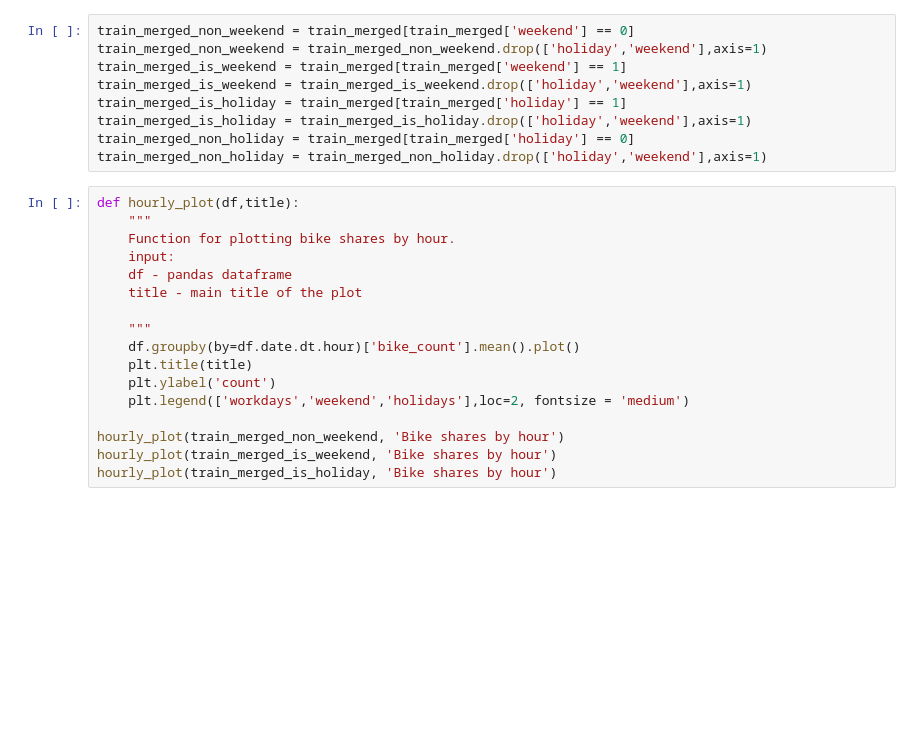
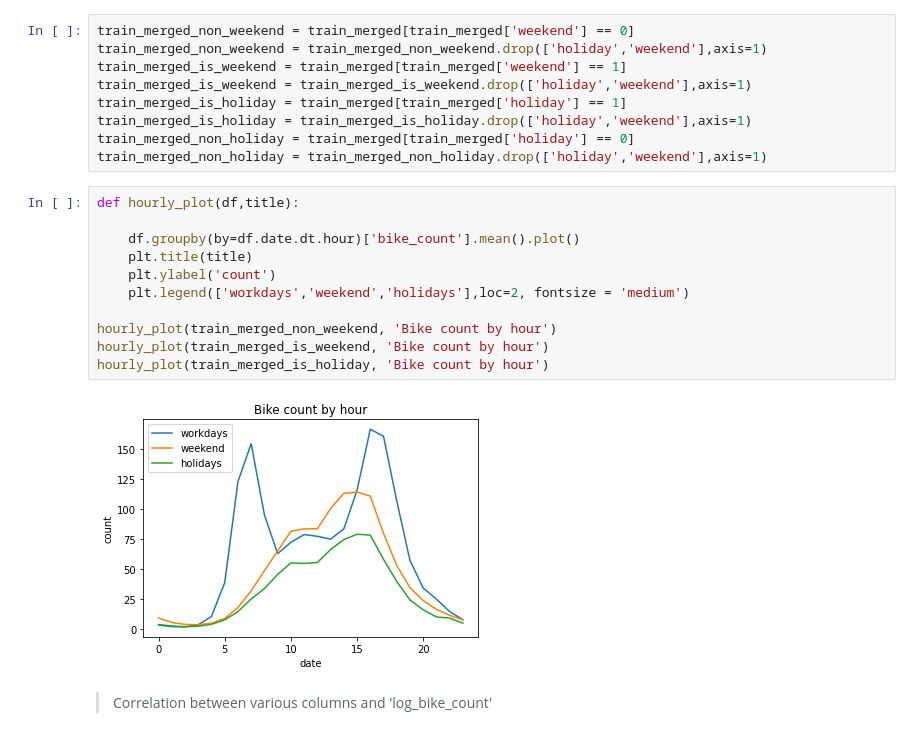
Before and after one commit to harshitshangari/Python_DS_Project, a Jupyter notebook: EDA.ipynb, the cells around one changed output. Drawn from its saved outputs; the diff is of its cells as text; blank space fills up the shorter version.

```diff
--- a/EDA.ipynb
+++ b/EDA.ipynb
@@ -134,21 +237,19 @@ train_merged_non_holiday = train_merged[train_merged['holiday'] == 0]
 train_merged_non_holiday = train_merged_non_holiday.drop(['holiday','weekend'],axis=1)
 # %%
 def hourly_plot(df,title):
-    """
-    Function for plotting bike shares by hour.
-    input:
-    df - pandas dataframe
-    title - main title of the plot
 
-    """
     df.groupby(by=df.date.dt.hour)['bike_count'].mean().plot()
     plt.title(title)
     plt.ylabel('count')
     plt.legend(['workdays','weekend','holidays'],loc=2, fontsize = 'medium')
 
-hourly_plot(train_merged_non_weekend, 'Bike shares by hour')
-hourly_plot(train_merged_is_weekend, 'Bike shares by hour')
-hourly_plot(train_merged_is_holiday, 'Bike shares by hour')
+hourly_plot(train_merged_non_weekend, 'Bike count by hour')
+hourly_plot(train_merged_is_weekend, 'Bike count by hour')
+hourly_plot(train_merged_is_holiday, 'Bike count by hour')
+# %% [output]
+[figure, added]
+# %% [markdown]
+> Correlation between various columns and 'log_bike_count'
 # %%
 corr = train_merged.corr()
 corr_bike_count = corr['log_bike_count']
```
Also changed, not shown: parts of 65 cells of this notebook.
